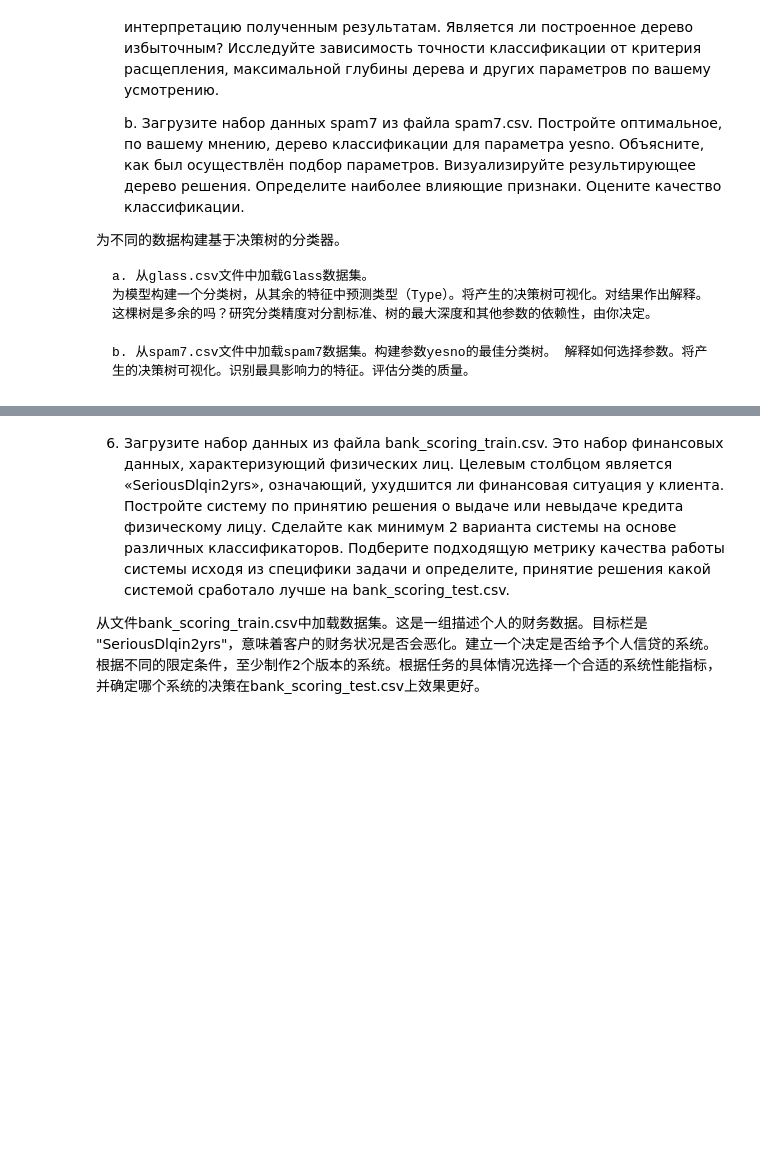
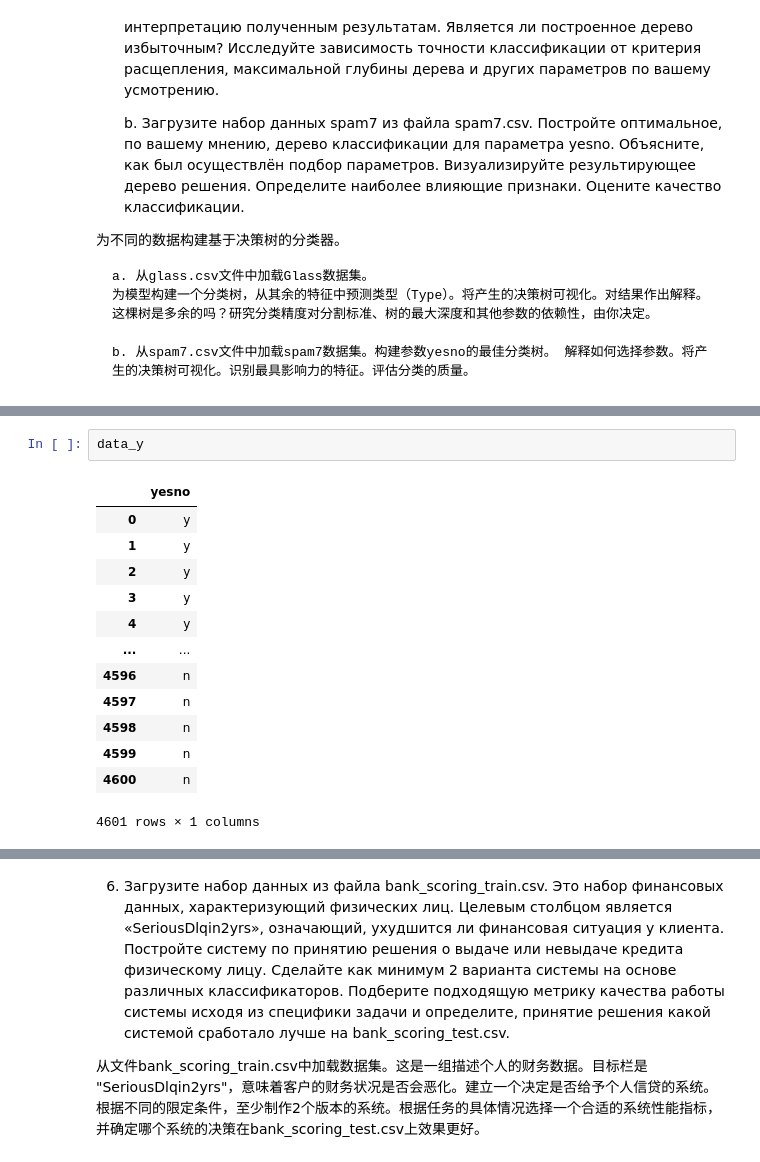
Before and after one commit to NekoSilverFox/Machine-learning, a Jupyter notebook: 100 - SPbSTU - lab1/100 - SPbSTU - lab1.ipynb, the cells around one changed output, grey strips where cells are left out. Saved outputs shown, nothing was run; the diff lists cells and outputs as text; blank space fills up the shorter version.

```diff
--- a/100 - SPbSTU - lab1/100 - SPbSTU - lab1.ipynb
+++ b/100 - SPbSTU - lab1/100 - SPbSTU - lab1.ipynb
@@ -326,0 +492,16 @@ e.	使用不同的核（1-5次方的多项式、正弦函数、高斯）构建
+# %%
+data_y
+# %% [output]
+|  | yesno |
+| 0 | y |
+| 1 | y |
+| 2 | y |
+| 3 | y |
+| 4 | y |
+| ... | ... |
+| 4596 | n |
+| 4597 | n |
+| 4598 | n |
+| 4599 | n |
+| 4600 | n |
+4601 rows × 1 columns
```
Also changed, not shown: parts of 4 cells of this notebook, 5 other files.
